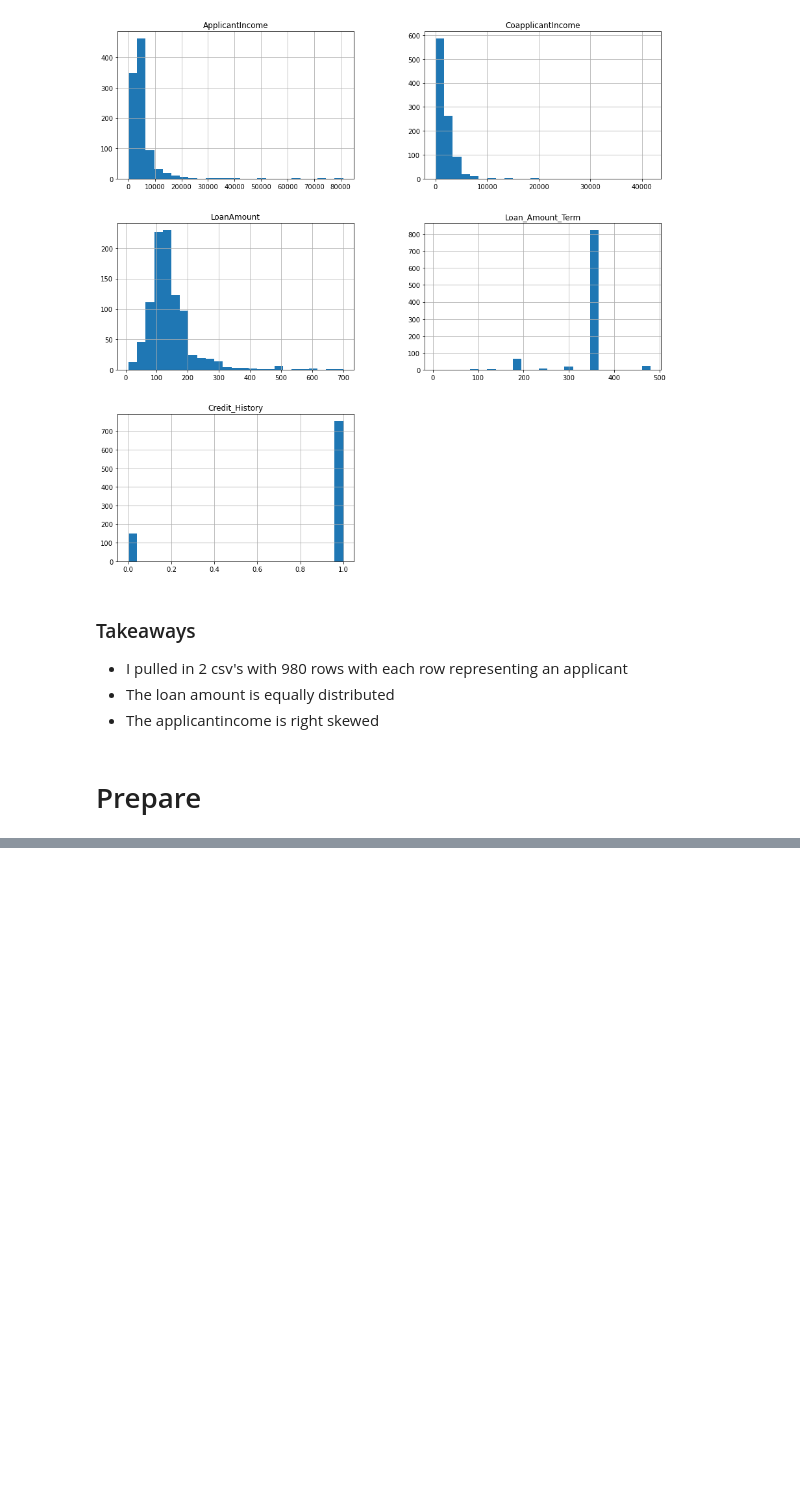
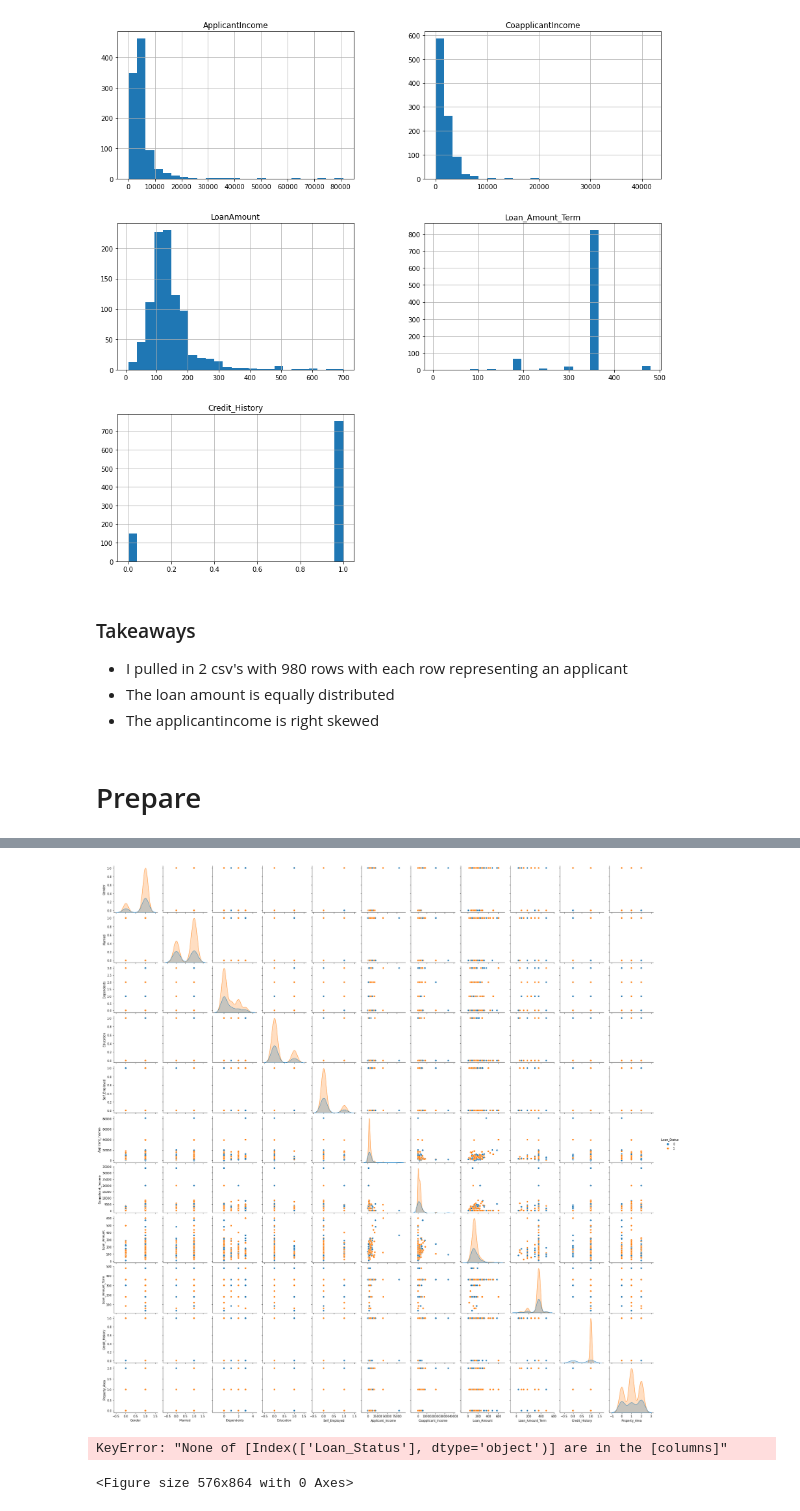
Before and after one commit to SLawsonWoods/Loan_Status_Classification_Project, a Jupyter notebook: final_notebook.ipynb, the cells around one changed output, grey strips where cells are left out. Drawn from its saved outputs; the diff is of its cells as text; code cells hidden in the pictures; blank space fills up the shorter version.

```diff
--- a/final_notebook.ipynb
+++ b/final_notebook.ipynb
@@ -133,0 +150,11 @@ X_train, X_validate, X_test = prepare.scaling(X_train, X_validate, X_test)
+# %%
+# display some pairplots
+sns.pairplot(train, hue='Loan_Status')
+plt.show()
+# %% [output]
+[figure, added]
+# %%
+prepare.get_status_heatmap(df)
+# %% [output]
+KeyError: "None of [Index(['Loan_Status'], dtype='object')] are in the [columns]"
+<Figure size 576x864 with 0 Axes>
```
Also changed, not shown: parts of 5 cells of this notebook, 2 other files.
